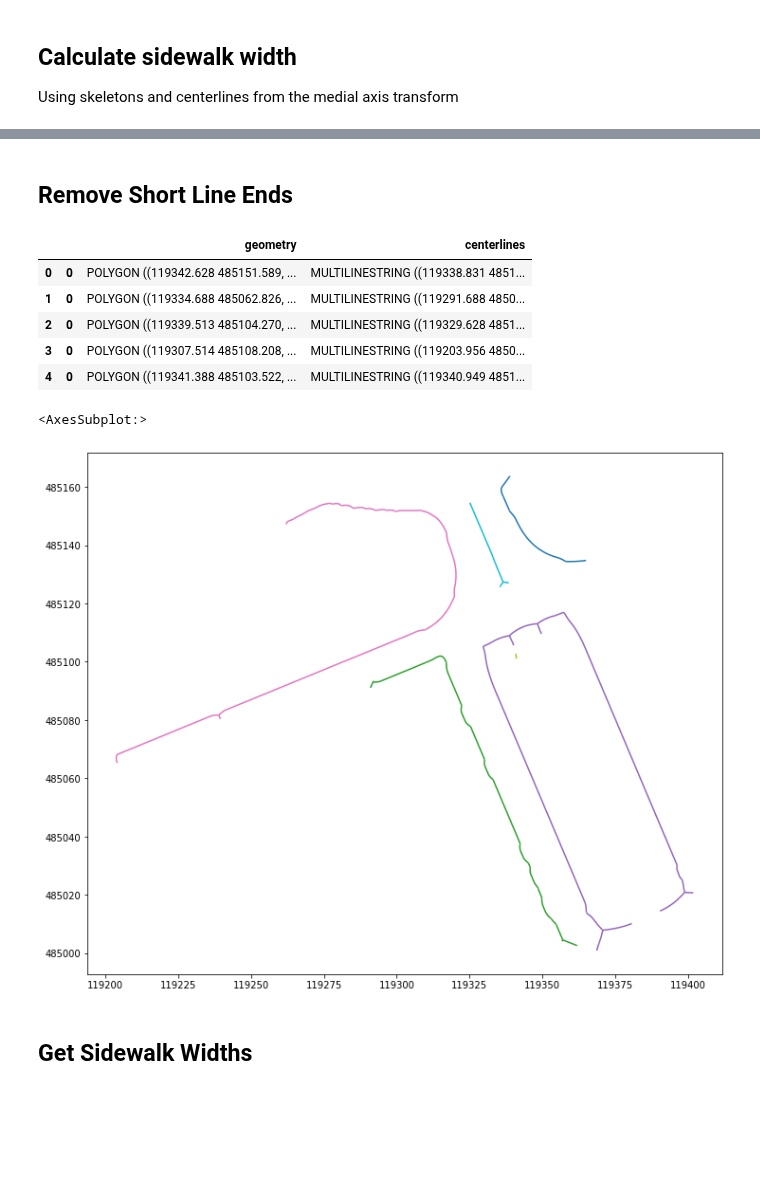
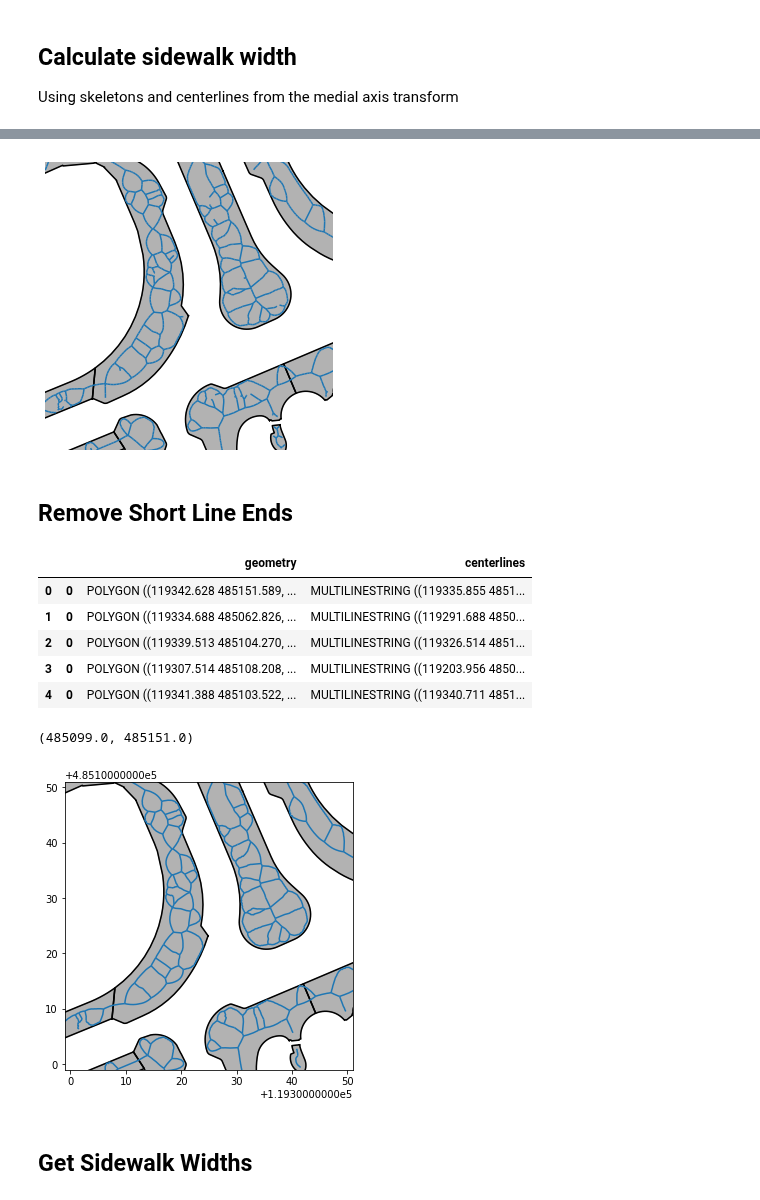
Before and after one commit to Amsterdam-AI-Team/Urban_PointCloud_Sidewalk_Width, a Jupyter notebook: notebooks/5. Sidewalk width.ipynb, the cells around one changed output, grey strips where cells are left out. Saved outputs shown, nothing was run; the diff lists cells and outputs as text; code cells hidden in the pictures; blank space fills up the shorter version.

```diff
--- a/notebooks/5. Sidewalk width.ipynb
+++ b/notebooks/5. Sidewalk width.ipynb
@@ -43,5 +42,3 @@ crs = {'init': 'epsg:28992'} #local crs
 # %%
-df = gpd.GeoDataFrame(columns=['geometry'], geometry='geometry')
-df['geometry'] = sidewalk_polygons
-df.crs = crs
-df.plot(figsize=(12, 12), cmap='tab10')
+df = gpd.read_file('../datasets/sidewalk_with_obstacles.shp')
+crs = {'init': 'epsg:28992'} #local crs
@@ -70,3 +79,21 @@ df_exploded.plot(figsize=(12, 12), cmap='tab10')
+# %%
+# Plot
+fig = plt.figure()
+ax = fig.add_axes([0, 0, 1, 1])
+ax.axis('off')
+
+for poly in sidewalk_polygons:
+    x,y = poly.exterior.xy
+    plt.fill(x, y, c="black", alpha=0.30)
+    plt.plot(x, y, c="black")
+
+df_exploded.plot(ax=ax, figsize=(4, 4))
+
+ax.set_xlim([x_min, x_max])
+ax.set_ylim([y_min, y_max])
+plt.savefig('../media/examples/centerlines.png', bbox_inches='tight')
+# %% [output]
+[figure, added]
 # %% [markdown]
 ## Remove Short Line Ends
 # %%
@@ -103,16 +130,28 @@ df_exploded['centerlines'] = df_exploded['centerlines'].progress_apply(remove_sh
 df_exploded.head()
 # %% [output]
 |  |  | geometry | centerlines |
-| 0 | 0 | POLYGON ((119342.628 485151.589, ... | MULTILINESTRING ((119338.831 4851... |
+| 0 | 0 | POLYGON ((119342.628 485151.589, ... | MULTILINESTRING ((119335.855 4851... |
 | 1 | 0 | POLYGON ((119334.688 485062.826, ... | MULTILINESTRING ((119291.688 4850... |
-| 2 | 0 | POLYGON ((119339.513 485104.270, ... | MULTILINESTRING ((119329.628 4851... |
+| 2 | 0 | POLYGON ((119339.513 485104.270, ... | MULTILINESTRING ((119326.514 4851... |
 | 3 | 0 | POLYGON ((119307.514 485108.208, ... | MULTILINESTRING ((119203.956 4850... |
-| 4 | 0 | POLYGON ((119341.388 485103.522, ... | MULTILINESTRING ((119340.949 4851... |
+| 4 | 0 | POLYGON ((119341.388 485103.522, ... | MULTILINESTRING ((119340.711 4851... |
 # %%
-df_exploded.plot(figsize=(12, 12), cmap='tab10')
+# Plot
+fig = plt.figure()
+ax = fig.add_axes([0, 0, 1, 1])
+
+for poly in sidewalk_polygons:
+    x,y = poly.exterior.xy
+    plt.fill(x, y, c="black", alpha=0.30)
+    plt.plot(x, y, c="black")
+
+df_exploded.plot(ax=ax, figsize=(4, 4))
+
+ax.set_xlim([x_min, x_max])
+ax.set_ylim([y_min, y_max])
 # %% [output]
-<AxesSubplot:>
+(485099.0, 485151.0)
-[figure, old version]
+[figure, new version]
 # %% [markdown]
 ## Get Sidewalk Widths
 # %%
```
Also changed, not shown: parts of 27 cells of this notebook, 2 other files.
